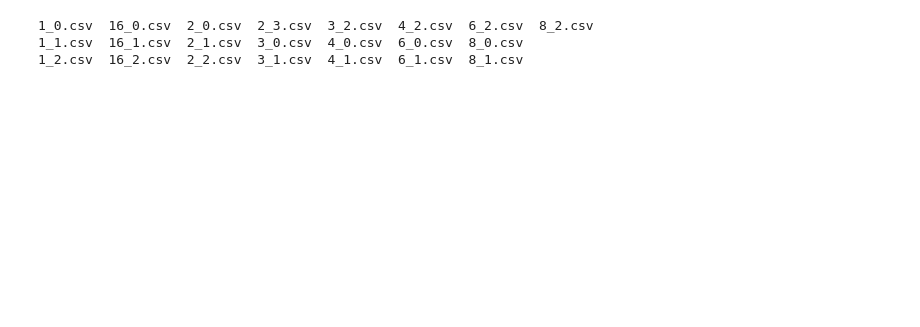
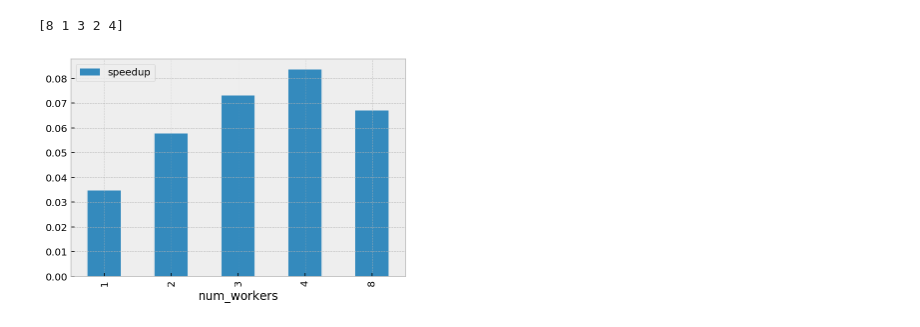
Before and after one commit to jxbz/LeanSGD, a Jupyter notebook: Visualize.ipynb, the cells around one changed output. Saved outputs shown, nothing was run; the diff lists cells and outputs as text; code cells hidden in the pictures; blank space fills up the shorter version.

```diff
--- a/Visualize.ipynb
+++ b/Visualize.ipynb
@@ -7,18 +9,14 @@ from altair import Chart, X, Y, Scale
-# %%
-dirs = ['./output/2017-09-11/']
-!ls output/2017-09-11
-# %% [output]
-1_0.csv  16_0.csv  2_0.csv  2_3.csv  3_2.csv  4_2.csv  6_2.csv  8_2.csv
-1_1.csv  16_1.csv  2_1.csv  3_0.csv  4_0.csv  6_0.csv  8_0.csv
-1_2.csv  16_2.csv  2_2.csv  3_1.csv  4_1.csv  6_1.csv  8_1.csv
 # %%
 dfs = []
 for dir in dirs:
     dfs += [pd.read_csv(dir + filename)
            for filename in os.listdir(dir)]
 df = pd.concat(dfs)
+df['epoch_time'] = df['train_time'] / df['epoch']
 #test_df = df[df['mode'] == 'test']
 print(df['num_workers'].unique())
 # df
 #df[df.epoch == df.epoch.max()]
 # df.head()
+# %% [output]
+[8 1 3 2 4]
@@ -30,3 +23,10 @@ Chart(df).mark_line().encode(
+# %%
+show = df.pivot_table(index='num_workers', values='epoch_time')
+show['speedup'] = 1 / show['epoch_time']
+show.plot.bar(y='speedup')
+plt.show()
+# %% [output]
+[figure, added]
 # %%
 Chart(df).mark_line().encode(
     x=X('epoch', scale=Scale(type='linear')),
```
Also changed, not shown: parts of 8 cells of this notebook, 37 other files.
